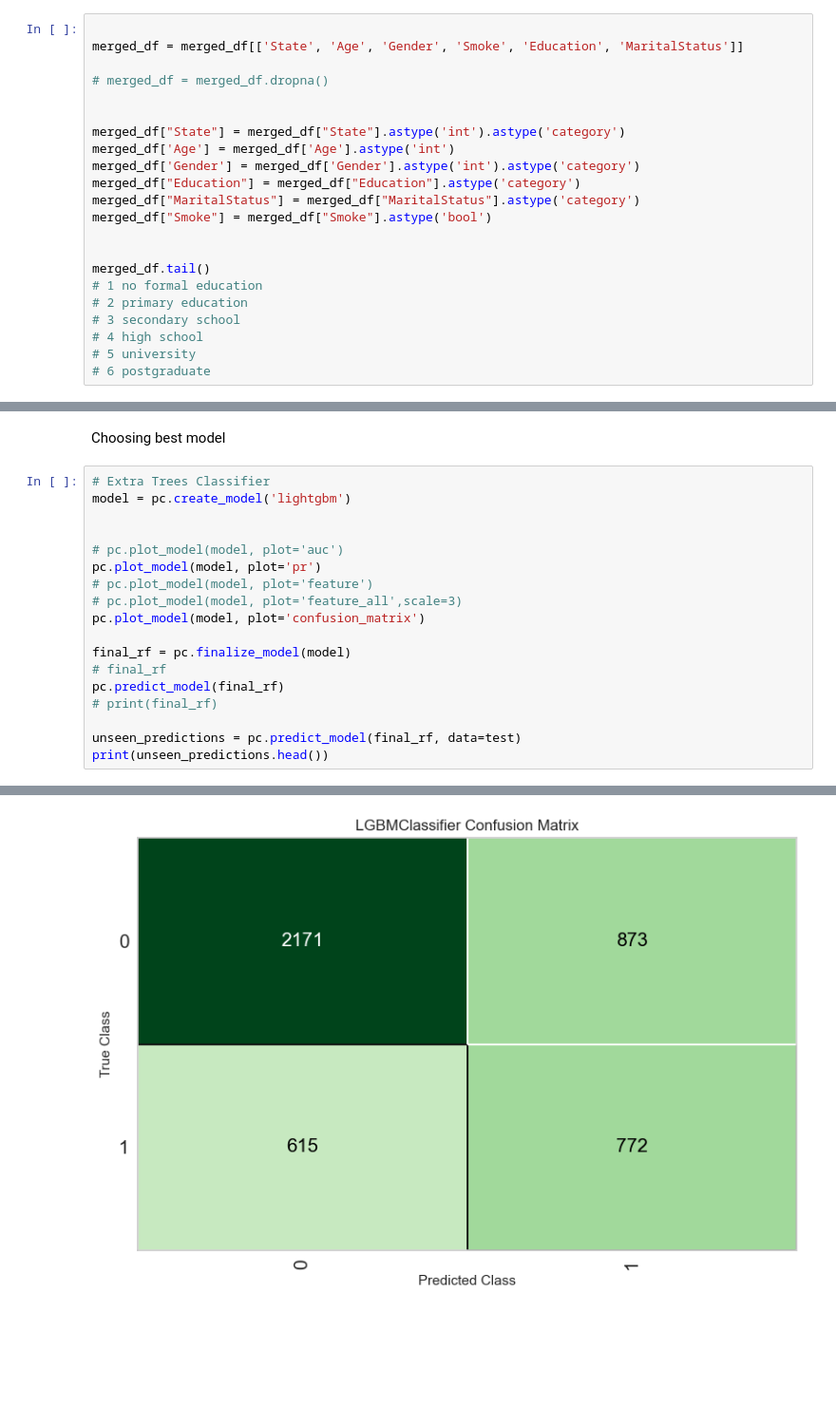
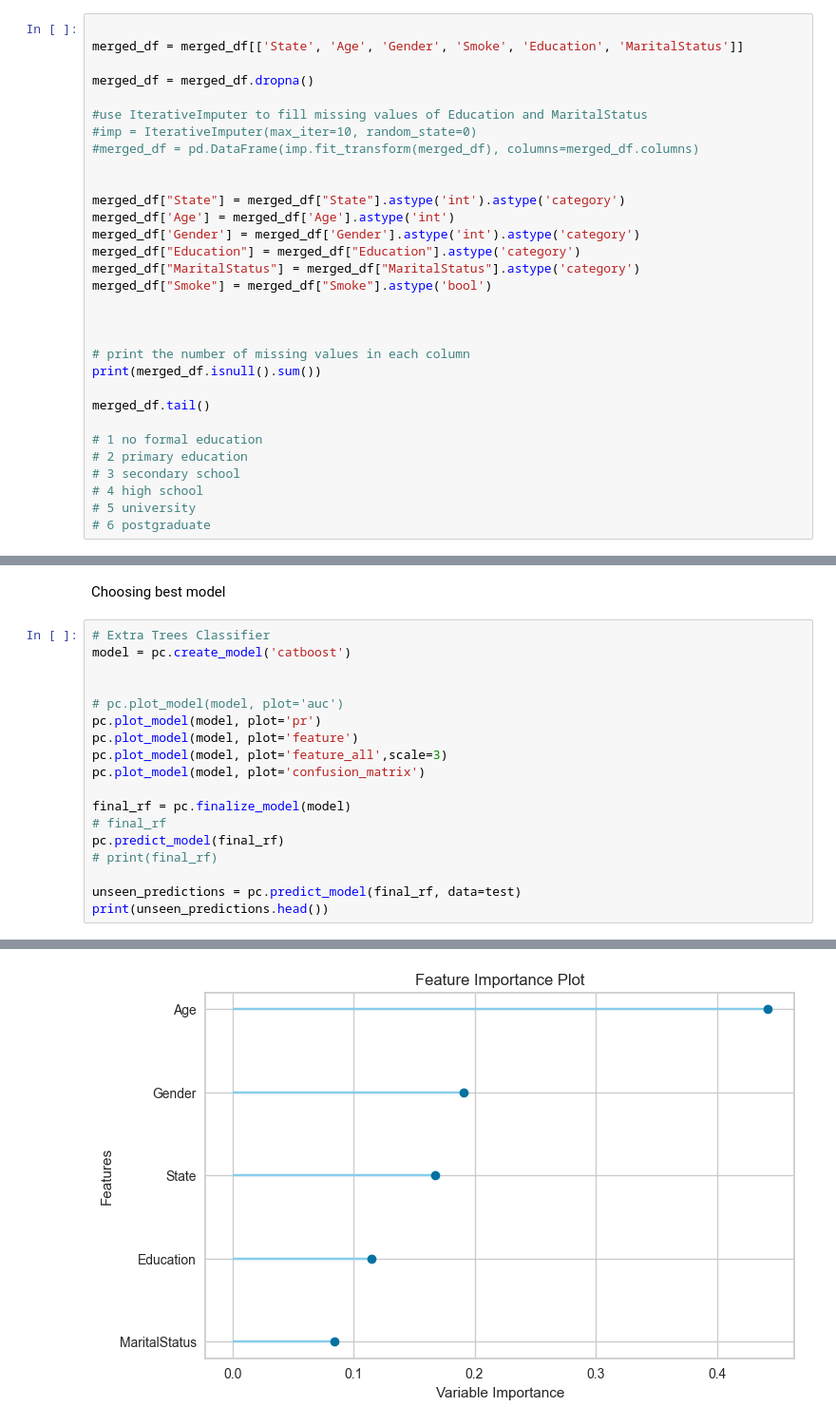
Before and after one commit to frazah/tobacco-analysis, a Jupyter notebook: src/notebooks/adults.ipynb, the cells around one changed output, grey strips where cells are left out. Shown at 95% size. Cells and saved outputs as stored; diff of their text form; blank space fills up the shorter version.

```diff
--- a/src/notebooks/adults.ipynb
+++ b/src/notebooks/adults.ipynb
@@ -114,7 +116,11 @@ merged_df = preprocess_dataframes(dataframes, common_columns)
 
 merged_df = merged_df[['State', 'Age', 'Gender', 'Smoke', 'Education', 'MaritalStatus']]
 
-# merged_df = merged_df.dropna()
+merged_df = merged_df.dropna()
+
+#use IterativeImputer to fill missing values of Education and MaritalStatus
+#imp = IterativeImputer(max_iter=10, random_state=0)
+#merged_df = pd.DataFrame(imp.fit_transform(merged_df), columns=merged_df.columns)
 
 
 merged_df["State"] = merged_df["State"].astype('int').astype('category')
@@ -125,7 +131,12 @@ merged_df["MaritalStatus"] = merged_df["MaritalStatus"].astype('category')
 merged_df["Smoke"] = merged_df["Smoke"].astype('bool')
 
 
+
+# print the number of missing values in each column
+print(merged_df.isnull().sum())
+
 merged_df.tail()
+
 # 1 no formal education
 # 2 primary education
 # 3 secondary school
@@ -223,13 +251,13 @@ GradientBoostingClassifier(ccp_alpha=0.0, criterion='friedman_mse', init=None,
 Choosing best model
 # %%
 # Extra Trees Classifier
-model = pc.create_model('lightgbm')
+model = pc.create_model('catboost')
 
 
 # pc.plot_model(model, plot='auc')
 pc.plot_model(model, plot='pr')
-# pc.plot_model(model, plot='feature')
-# pc.plot_model(model, plot='feature_all',scale=3)
+pc.plot_model(model, plot='feature')
+pc.plot_model(model, plot='feature_all',scale=3)
 pc.plot_model(model, plot='confusion_matrix')
 
 final_rf = pc.finalize_model(model)
@@ -261,2 +289,2 @@ print(unseen_predictions.head())
 [interactive output not drawn]
-[figure, old version]
+[figure, new version]
```
Also changed, not shown: parts of 9 cells of this notebook, 1 other file.
